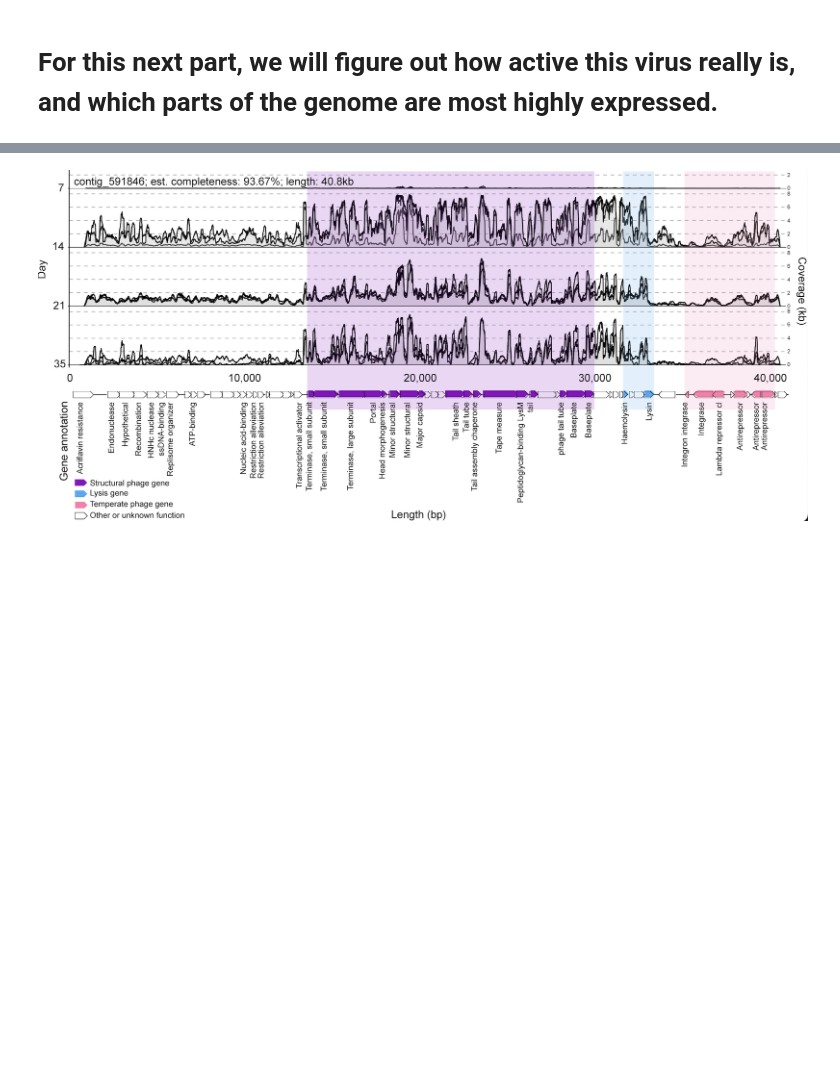
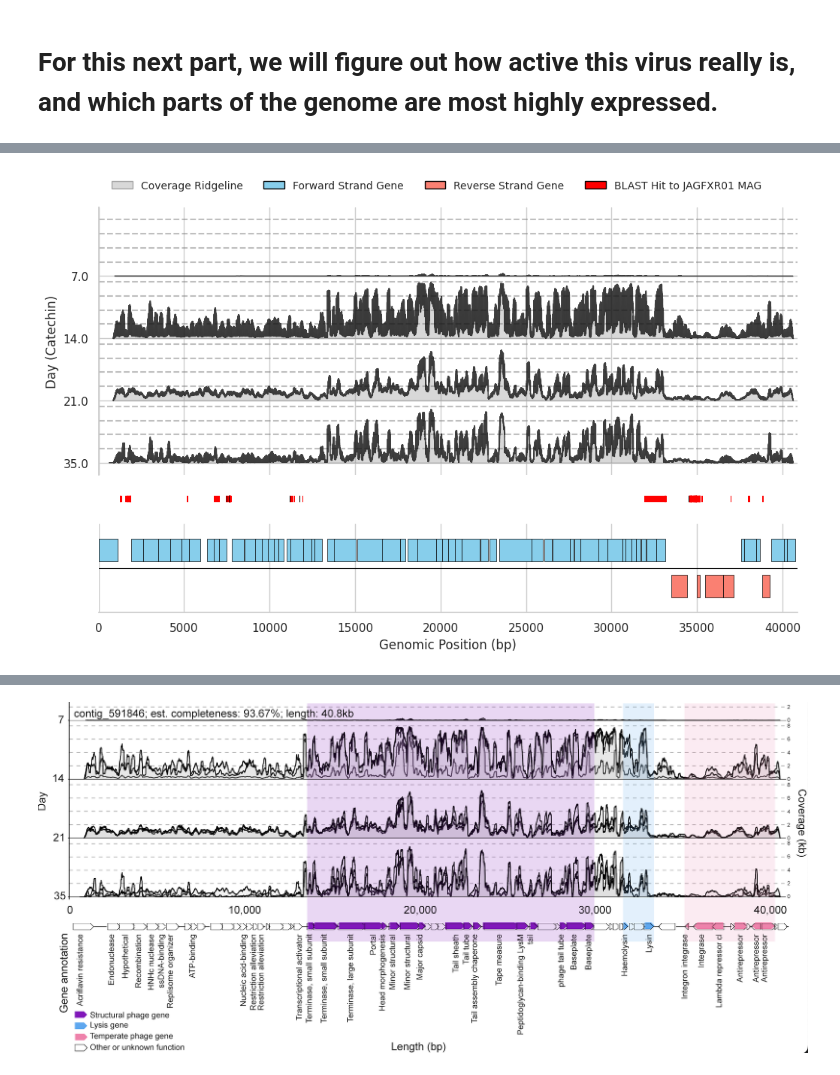
Before and after one commit to jamesriddellv/2026-Viromics-Practicals, a Jupyter notebook: day3_Bioreactor_viruses_deep_dive_host_prediction.ipynb, the cells around one changed output, grey strips where cells are left out. Cells and saved outputs as stored; diff of their text form; code cells hidden in the pictures; blank space fills up the shorter version.

```diff
--- a/day3_Bioreactor_viruses_deep_dive_host_prediction.ipynb
+++ b/day3_Bioreactor_viruses_deep_dive_host_prediction.ipynb
@@ -679,0 +588,90 @@ print(f"Percent of Genome Covered: {percent_coverage:.2f}%")
+# %%
+# --- 2. Create Plots with Subplots ---
+
+fig, (ax_top, ax_mid, ax_bot) = plt.subplots(
+    3, 1,
+    figsize=(12, 7),
+    sharex=True,
+    gridspec_kw={"height_ratios": [3, 0.4, 1]}
+)
+plt.subplots_adjust(hspace=0.05)
+
+# --- A. Ridgeline Plot (Top) ---
+days = sorted(pileup_data["day"].unique(), key=int)
+max_cov = pileup_data["coverage"].max()
+grid_values = [2000, 4000, 6000, 8000]
+
+for idx, day_val in enumerate(reversed(days)):
+    y_base = idx
+    day_df = pileup_data[pileup_data["day"] == day_val].sort_values("position")
+
+    # Custom Gridlines
+    for gval in grid_values:
+        rel_height = (gval / max_cov) * 0.9
+        y_pos = y_base + rel_height
+        ax_top.plot([0, genome_length], [y_pos, y_pos], color="gray", linestyle="--", alpha=0.5, zorder=1)
+
+    # Ridgeline Fill and Border
+    x = day_df["position"].values
+    y_scaled = y_base + (day_df["coverage"].values / max_cov) * 0.9
+
+    ax_top.fill_between(x, y_base, y_scaled, color="grey", alpha=0.3, zorder=2)
+    ax_top.plot(x, y_scaled, color="black", alpha=0.7, linewidth=1, zorder=3)
+
+ax_top.set_yticks(range(len(days)))
+ax_top.set_yticklabels(reversed(days))
+ax_top.set_ylabel("Day (Catechin)")
+ax_top.set_xlim(0, genome_length)
+ax_top.spines['top'].set_visible(False)
+ax_top.spines['right'].set_visible(False)
+ax_top.spines['bottom'].set_visible(False)
+ax_top.tick_params(axis='x', which='both', bottom=False, labelbottom=False)
+
+# --- B. BLAST Alignment Plot (Middle) ---
+for _, row in blast_data.iterrows():
+    qstart, qend = min(row["qstart"], row["qend"]), max(row["qstart"], row["qend"])
+    ax_mid.hlines(y=0, xmin=qstart, xmax=qend, colors="red", linewidth=6)
+    ax_mid.hlines(y=0, xmin=qstart, xmax=qstart + 10, colors="black", linewidth=6)
+
+ax_mid.set_ylim(-0.5, 0.5)
+ax_mid.set_ylabel("Host Align", rotation=90, labelpad=15, va="center")
+ax_mid.axis("off")
+
+# --- C. Genome Plot (Bottom - Using standard Matplotlib) ---
+for feat in features:
+    start = feat["start"]
+    length = feat["end"] - start
+    # Forward strand features drawn above center line, reverse below
+    y_pos = 0.4 if feat["strand"] == 1 else -0.4
+
+    ax_bot.broken_barh([(start, length)], (y_pos - 0.25, 0.5),
+                       facecolors=feat["color"], edgecolors="black", linewidth=0.5)
+
+ax_bot.set_ylim(-1, 1)
+ax_bot.axhline(0, color="black", linewidth=0.8, linestyle="-")
+ax_bot.set_xlabel("Genomic Position (bp)")
+ax_bot.spines['top'].set_visible(False)
+ax_bot.spines['right'].set_visible(False)
+ax_bot.spines['left'].set_visible(False)
+ax_bot.set_yticks([])
+
+# --- D. Custom Figure-Wide Legend ---
+legend_elements = [
+    Patch(facecolor='grey', alpha=0.3, edgecolor='black', label='Coverage Ridgeline'),
+    Patch(facecolor='skyblue', edgecolor='black', label='Forward Strand Gene'),
+    Patch(facecolor='salmon', edgecolor='black', label='Reverse Strand Gene'),
+    Patch (facecolor='red', edgecolor='black', label='BLAST Hit to JAGFXR01 MAG')
+]
+
+fig.legend(
+    handles=legend_elements,
+    loc='upper center',
+    bbox_to_anchor=(0.5, 0.95),
+    ncol=4,
+    frameon=False,
+    fontsize=10
+)
+
+plt.show()
+# %% [output]
+[figure, added]
```
Also changed, not shown: parts of 10 cells of this notebook.
